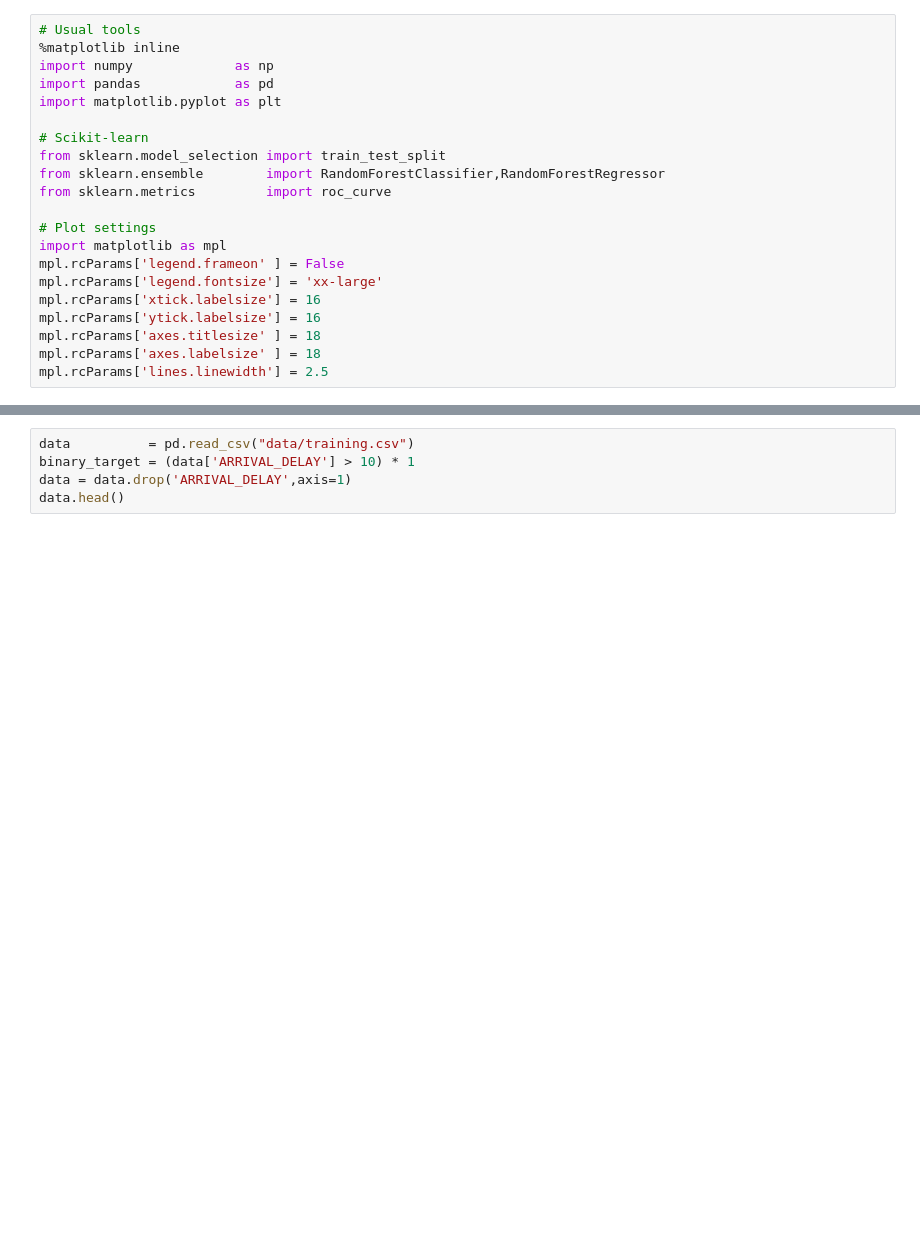
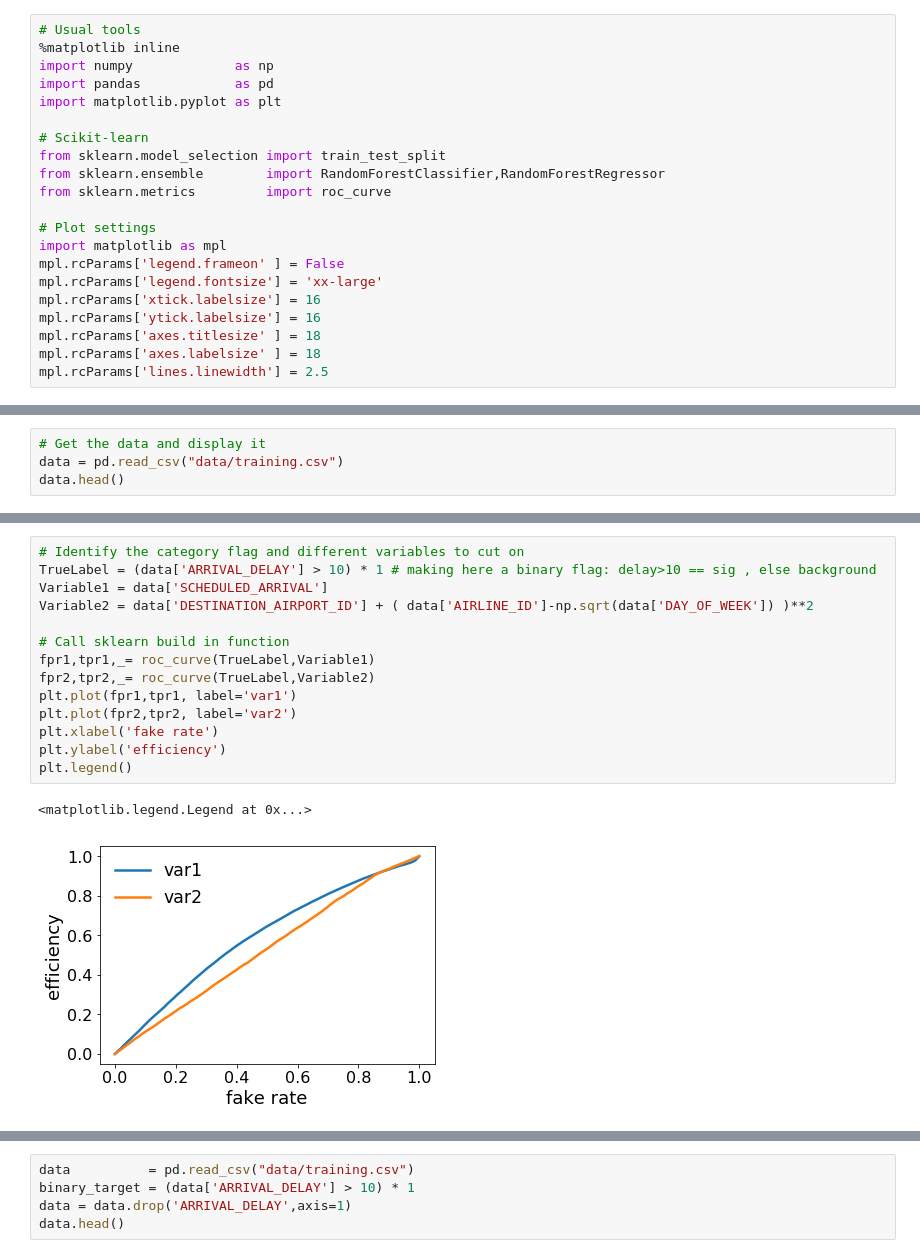
Before and after one commit to rmadar/MachineLearningLectureCF, a Jupyter notebook: examples/ROCcurve.ipynb, the cells around one changed output, grey strips where cells are left out. Cells and saved outputs as stored; diff of their text form; blank space fills up the shorter version.

Commit message:
Example containing loading of the dataset, training regression/classification, plotting final distribution, and a ROC curve.

```diff
--- a/examples/ROCcurve.ipynb
+++ b/examples/ROCcurve.ipynb
@@ -21,0 +26,4 @@ mpl.rcParams['lines.linewidth'] = 2.5
+# %%
+# Get the data and display it
+data = pd.read_csv("data/training.csv")
+data.head()
@@ -22 +37,18 @@ mpl.rcParams['lines.linewidth'] = 2.5
+# %%
+# Identify the category flag and different variables to cut on
+TrueLabel = (data['ARRIVAL_DELAY'] > 10) * 1 # making here a binary flag: delay>10 == sig , else background
+Variable1 = data['SCHEDULED_ARRIVAL']
+Variable2 = data['DESTINATION_AIRPORT_ID'] + ( data['AIRLINE_ID']-np.sqrt(data['DAY_OF_WEEK']) )**2
+
+# Call sklearn build in function
+fpr1,tpr1,_= roc_curve(TrueLabel,Variable1)
+fpr2,tpr2,_= roc_curve(TrueLabel,Variable2)
+plt.plot(fpr1,tpr1, label='var1')
+plt.plot(fpr2,tpr2, label='var2')
+plt.xlabel('fake rate')
+plt.ylabel('efficiency')
+plt.legend()
+# %% [output]
+<matplotlib.legend.Legend at 0x...>
+[figure, added]
 # %% [markdown]
```
Also changed, not shown: parts of 9 cells of this notebook.
